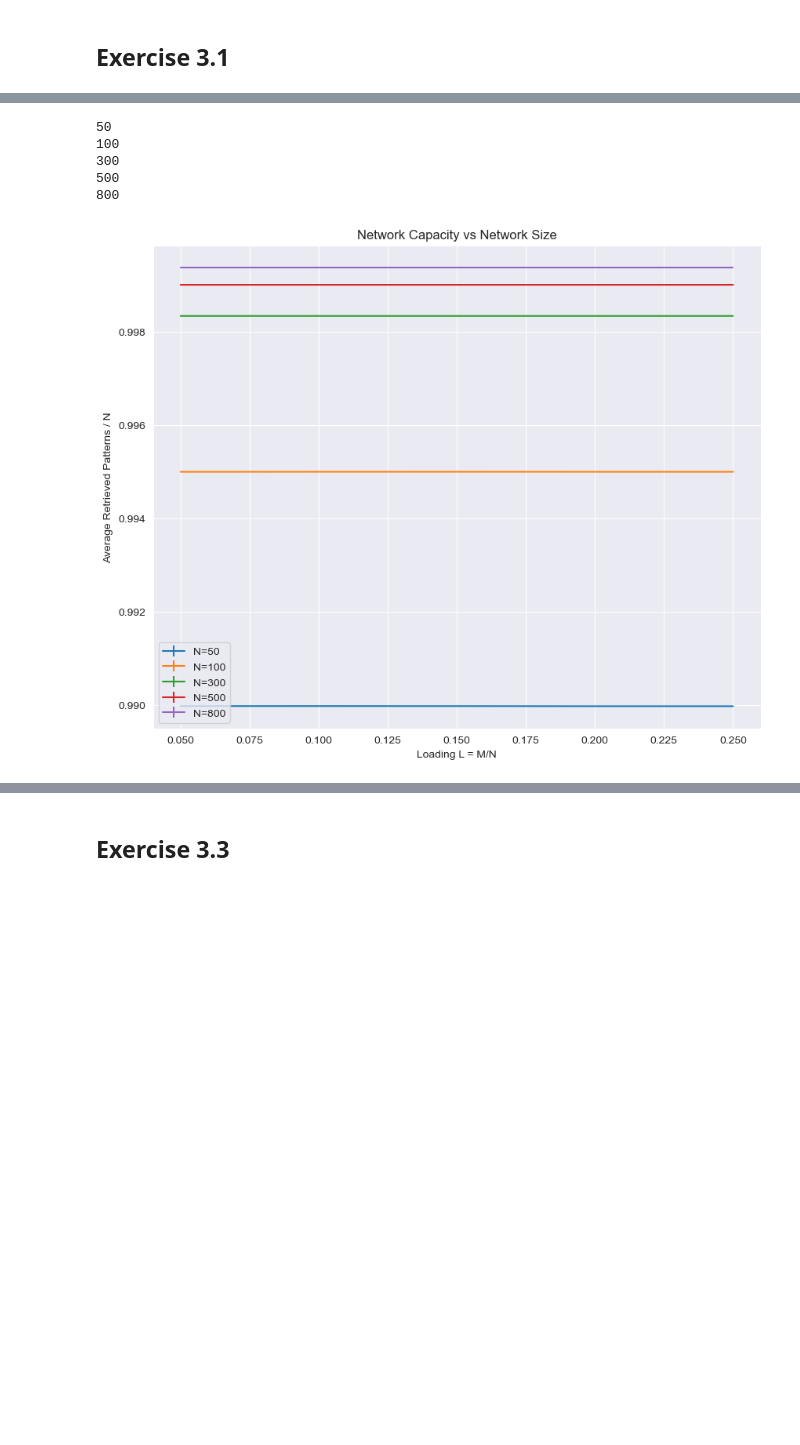
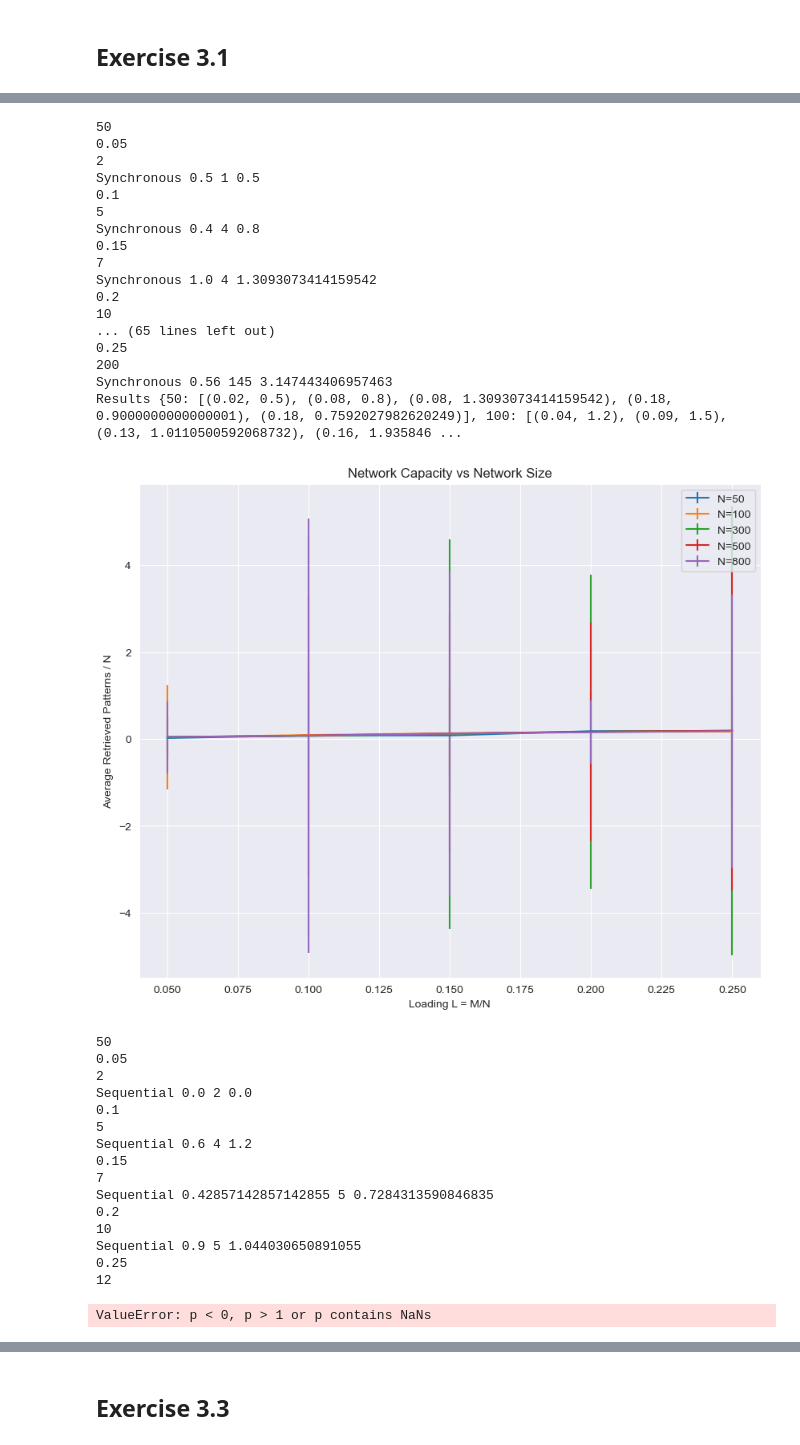
Before and after one commit to AdrienFeillard/CNNN-project, a Jupyter notebook: main.ipynb, the cells around one changed output, grey strips where cells are left out. Cells and saved outputs as stored; diff of their text form; code cells hidden in the pictures; blank space fills up the shorter version.

```diff
--- a/main.ipynb
+++ b/main.ipynb
@@ -1049 +958,12 @@ def plot_exc_inh(patterns, initial_state, w, neuron_types, N):
+# %%
+def hamming_distance_test(P1, P2):
+    """Compute the Hamming distance between two binary vectors."""
+    """
+    P1 = P1.ravel()
+    P2 = P2.ravel()
+    print(P1.shape)
+    return (P1.shape[0] - np.dot(P1.reshape(1,-1), P2.reshape(-1,1))) / (2 * P1.shape[0])
+    """
+    #print(P1.ravel(),P2.ravel())
+    return np.sum(P1.ravel() !=P2.ravel())
 # %%
@@ -1127,5 +1052,5 @@ new_state_exc [0.         0.10653859]
 # %%
-def capacity_study_exc_inh(N_values, loading_values, N_i_values, K_values, trials=10):
+def capacity_study_exc_inh(N_values, loading_values, N_i_values, K_values, update_type,use_second_population=False):
     """Study the capacity of Hopfield networks across different sizes and loadings."""
     results = {N: [] for N in N_values}
 
@@ -1138,41 +1063,76 @@ def capacity_study_exc_inh(N_values, loading_values, N_i_values, K_values, trial
     beta = 4.
 
     for i, N in enumerate(N_values):
         N_i = N_i_values[i]
         K = K_values[i]
-        inh_prob = (N-N_i)/N
+        exc_prob = (N-N_i)/N
         print(N)
         for L in loading_values:
             print(L)
             M = int(L * N)
-            retrieval_rates = [run_network_exc_inh(N, M, N_i, K, a, c, theta, inh_prob, T, beta, plot = False) for _ in range(trials)]
-            mean_retrieval_rate = np.mean(retrieval_rates)
-            std_retrieval_rate = np.std(retrieval_rates)
-            results[N].append((mean_retrieval_rate, std_retrieval_rate))
+            print(M)
+            if update_type == "synchronous":
+                retrieval_rates, mean_error, std_error, count = run_network_exc_inh_synchronous(N, M, N_i, K, a, c, theta, exc_prob, T, beta, plot = False,use_second_inhibitory=use_second_population)
+                print("Synchronous",mean_error,count,std_error)
+            else:
+                retrieval_rates,mean_error, std_error, count = run_network_exc_inh_sequential(N, M, N_i, K, a, c, theta, exc_prob, T, beta, plot = False, use_second_inhibitory=use_second_population)
+                print("Sequential",mean_error,count,std_error)
+
+            results[N].append((count/N, std_error))
 
     # Plotting the results
+    print("Results",results)
     plt.figure(figsize=(10, 8))
     for N in N_values:
         means, stds = zip(*results[N])
         plt.errorbar(loading_values, means, yerr=stds, label=f'N={N}')
 
     plt.xlabel('Loading L = M/N')
     plt.ylabel('Average Retrieved Patterns / N')
     plt.title('Network Capacity vs Network Size')
     plt.legend()
     plt.grid(True)
     plt.show()
 
 # Example usage
 N_values = [50, 100, 300, 500, 800]
 N_i_values = [13,27, 80, 133, 213]
 K_values = [10, 20, 60, 100, 160]
 loading_values = [0.05, 0.1, 0.15, 0.2, 0.25]
-capacity_study_exc_inh(N_values, loading_values, N_i_values, K_values)
+capacity_study_exc_inh(N_values, loading_values, N_i_values, K_values,"synchronous")
+capacity_study_exc_inh(N_values, loading_values, N_i_values, K_values,"sequential")
 # %% [output]
 50
-100
-300
-500
-800
+0.05
+2
+Synchronous 0.5 1 0.5
+0.1
+5
+Synchronous 0.4 4 0.8
+0.15
+7
+Synchronous 1.0 4 1.3093073414159542
+0.2
+10
+... (65 lines left out)
+0.25
+200
+Synchronous 0.56 145 3.147443406957463
+Results {50: [(0.02, 0.5), (0.08, 0.8), (0.08, 1.3093073414159542), (0.18, 0.9000000000000001), (0.18, 0.7592027982620249)], 100: [(0.04, 1.2), (0.09, 1.5), (0.13, 1.0110500592068732), (0.16, 1.935846 ...
-[figure, old version]
+[figure, new version]
+50
+0.05
+2
+Sequential 0.0 2 0.0
+0.1
+5
+Sequential 0.6 4 1.2
+0.15
+7
+Sequential 0.42857142857142855 5 0.7284313590846835
+0.2
+10
+Sequential 0.9 5 1.044030650891055
+0.25
+12
+ValueError: p < 0, p > 1 or p contains NaNs
```
Also changed, not shown: parts of 35 cells of this notebook.
